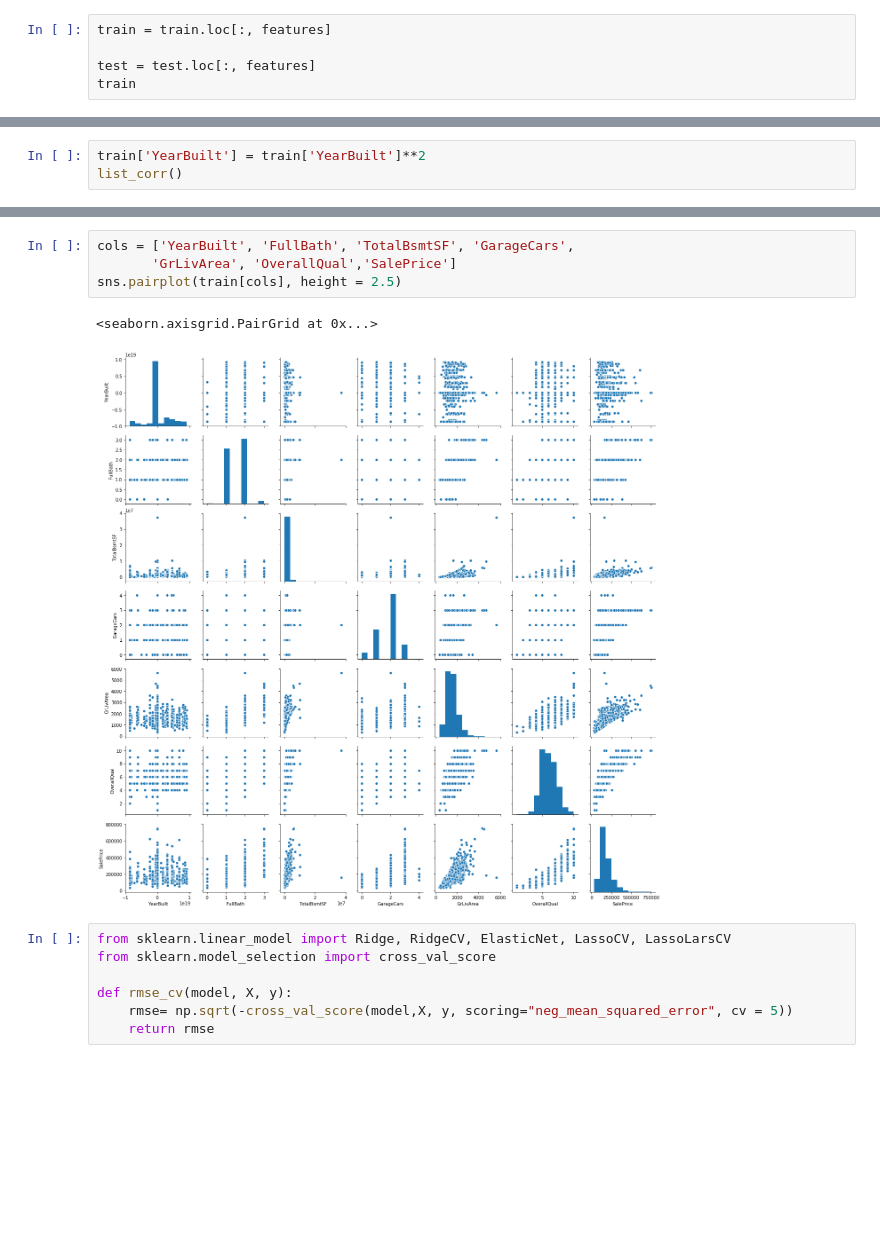
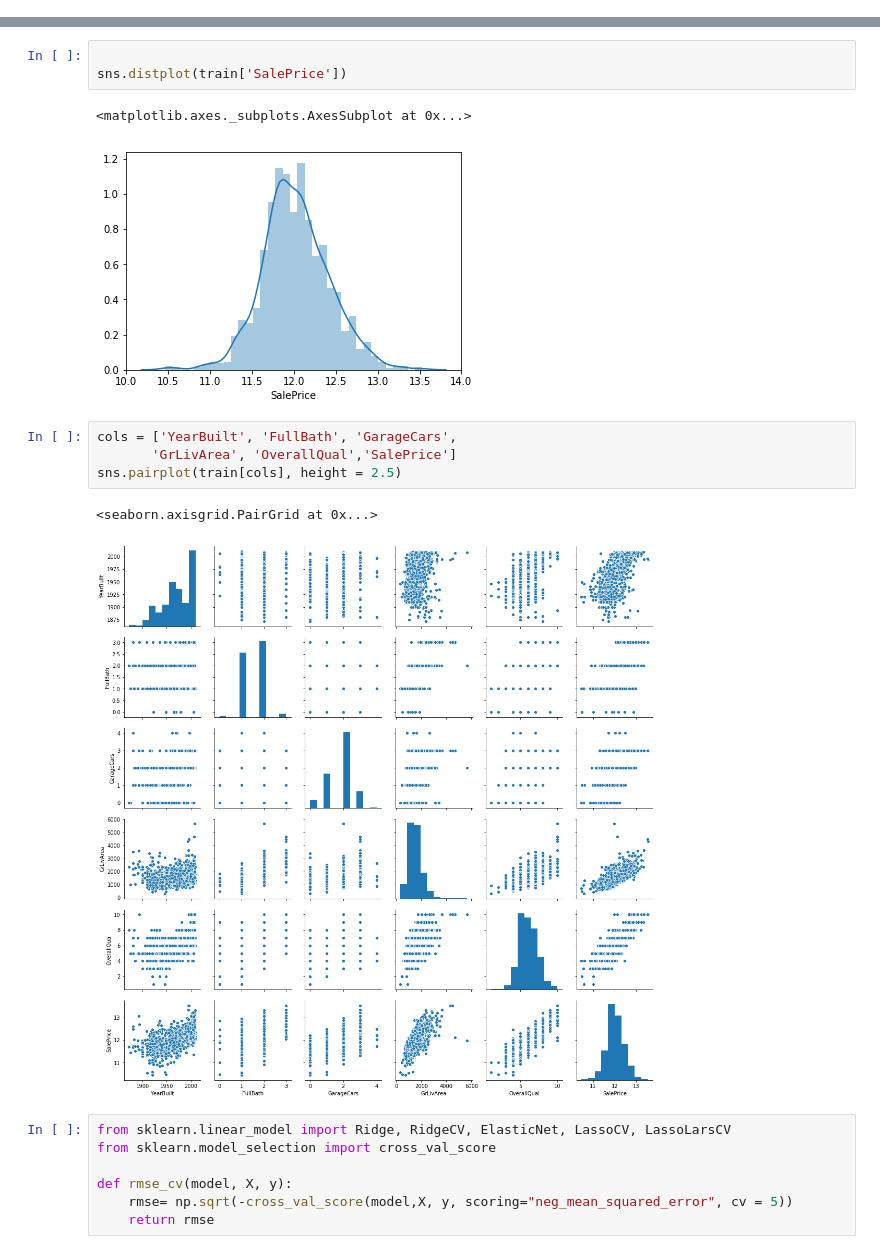
Before and after one commit to matheusfsa/house-prices, a Jupyter notebook: HousePrices.ipynb, the cells around one changed output, grey strips where cells are left out. Saved outputs shown, nothing was run; the diff lists cells and outputs as text; blank space fills up the shorter version.

```diff
--- a/HousePrices.ipynb
+++ b/HousePrices.ipynb
@@ -129,5 +107,0 @@ matriz_corr(features)
-# %%
-train = train.loc[:, features]
-
-test = test.loc[:, features]
-train
@@ -175,3 +107,0 @@ Name: SalePrice, Length: 1459, dtype: float64
-# %%
-train['YearBuilt'] = train['YearBuilt']**2
-list_corr()
@@ -204,10 +108,16 @@ sns.distplot(train["OverallQual"])
+# %%
+
+sns.distplot(train['SalePrice'])
+# %% [output]
+<matplotlib.axes._subplots.AxesSubplot at 0x...>
+[figure, added]
 # %%
-cols = ['YearBuilt', 'FullBath', 'TotalBsmtSF', 'GarageCars',
+cols = ['YearBuilt', 'FullBath', 'GarageCars',
        'GrLivArea', 'OverallQual','SalePrice']
 sns.pairplot(train[cols], height = 2.5)
 # %% [output]
 <seaborn.axisgrid.PairGrid at 0x...>
-[figure, old version]
+[figure, new version]
 # %%
 from sklearn.linear_model import Ridge, RidgeCV, ElasticNet, LassoCV, LassoLarsCV
 from sklearn.model_selection import cross_val_score
```
Also changed, not shown: parts of 32 cells of this notebook.
